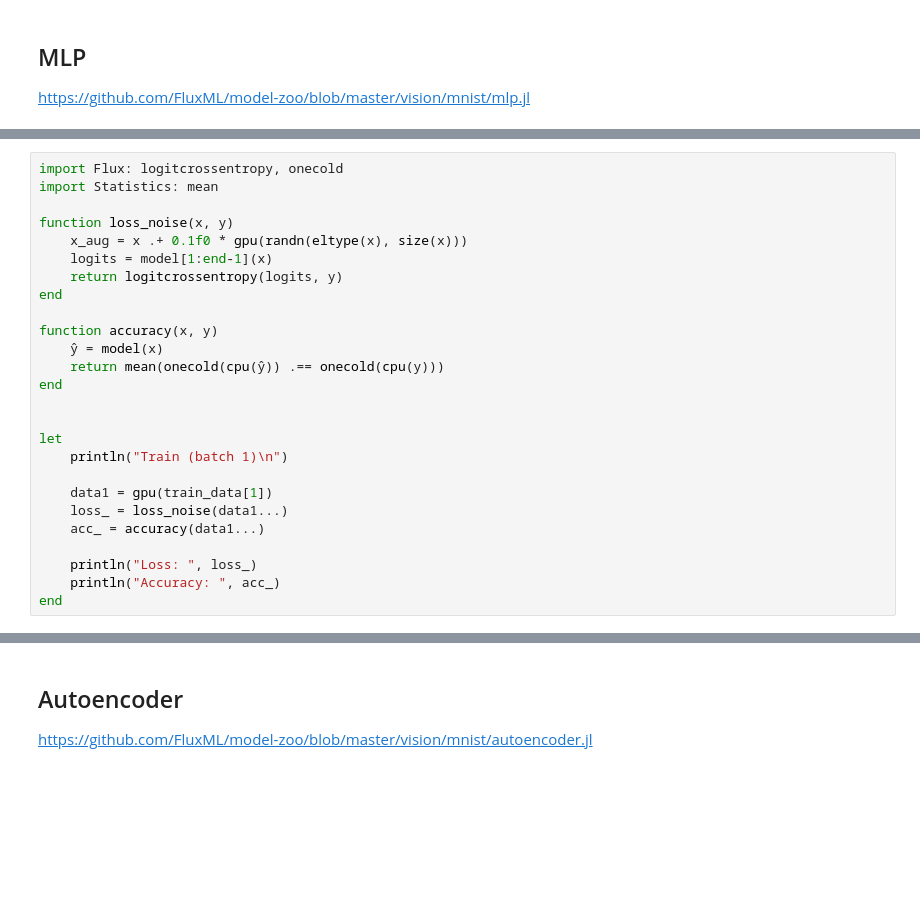
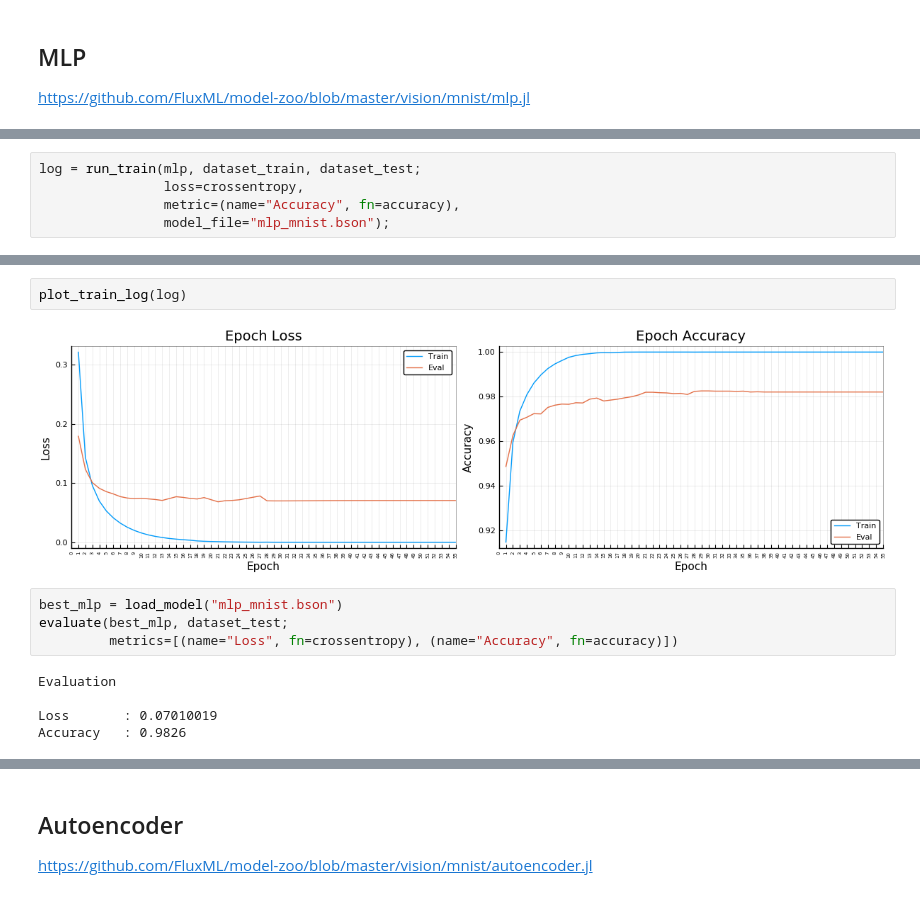
Before and after one commit to cirocavani/Pineapple, a Jupyter notebook: workspace/Julia - Deep Learning.ipynb, the cells around one changed output, grey strips where cells are left out. Drawn from its saved outputs; the diff is of its cells as text; blank space fills up the shorter version.

```diff
--- a/workspace/Julia - Deep Learning.ipynb
+++ b/workspace/Julia - Deep Learning.ipynb
@@ -356,26 +511,0 @@ end
-# %%
-import Flux: logitcrossentropy, onecold
-import Statistics: mean
-
-function loss_noise(x, y)
-    x_aug = x .+ 0.1f0 * gpu(randn(eltype(x), size(x)))
-    logits = model[1:end-1](x)
-    return logitcrossentropy(logits, y)
-end
-
-function accuracy(x, y)
-    ŷ = model(x)
-    return mean(onecold(cpu(ŷ)) .== onecold(cpu(y)))
-end
-
-
-let
-    println("Train (batch 1)\n")
-
-    data1 = gpu(train_data[1])
-    loss_ = loss_noise(data1...)
-    acc_ = accuracy(data1...)
-
-    println("Loss: ", loss_)
-    println("Accuracy: ", acc_)
-end
@@ -485,0 +539,5 @@ Accuracy: 0.992
+# %%
+log = run_train(mlp, dataset_train, dataset_test;
+                loss=crossentropy,
+                metric=(name="Accuracy", fn=accuracy),
+                model_file="mlp_mnist.bson");
@@ -485,0 +562,13 @@ Accuracy: 0.992
+# %%
+plot_train_log(log)
+# %% [output]
+[figure, added]
+# %%
+best_mlp = load_model("mlp_mnist.bson")
+evaluate(best_mlp, dataset_test;
+         metrics=[(name="Loss", fn=crossentropy), (name="Accuracy", fn=accuracy)])
+# %% [output]
+Evaluation
+
+Loss       : 0.07010019
+Accuracy   : 0.9826
```
Also changed, not shown: parts of 59 cells of this notebook, 2 other files.
